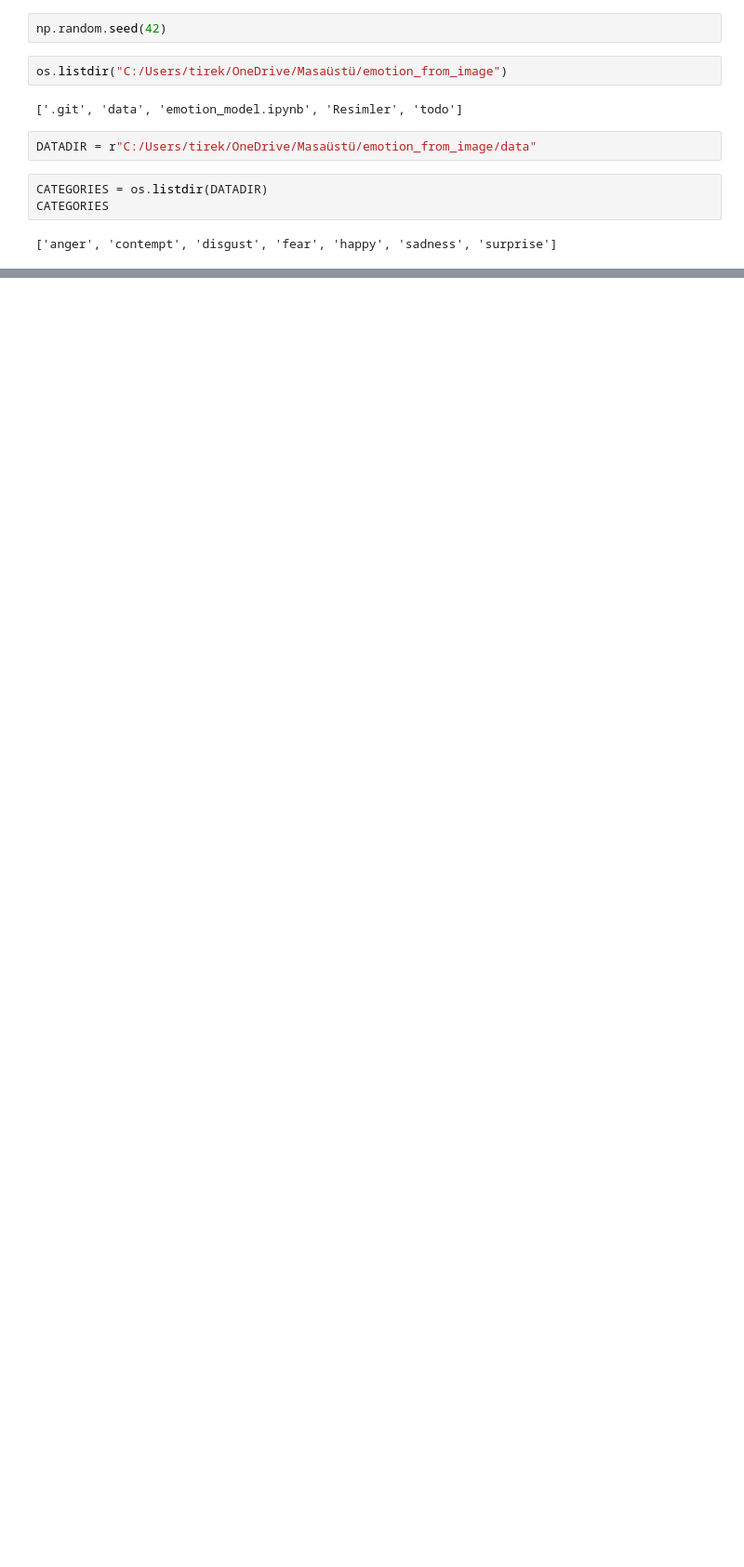
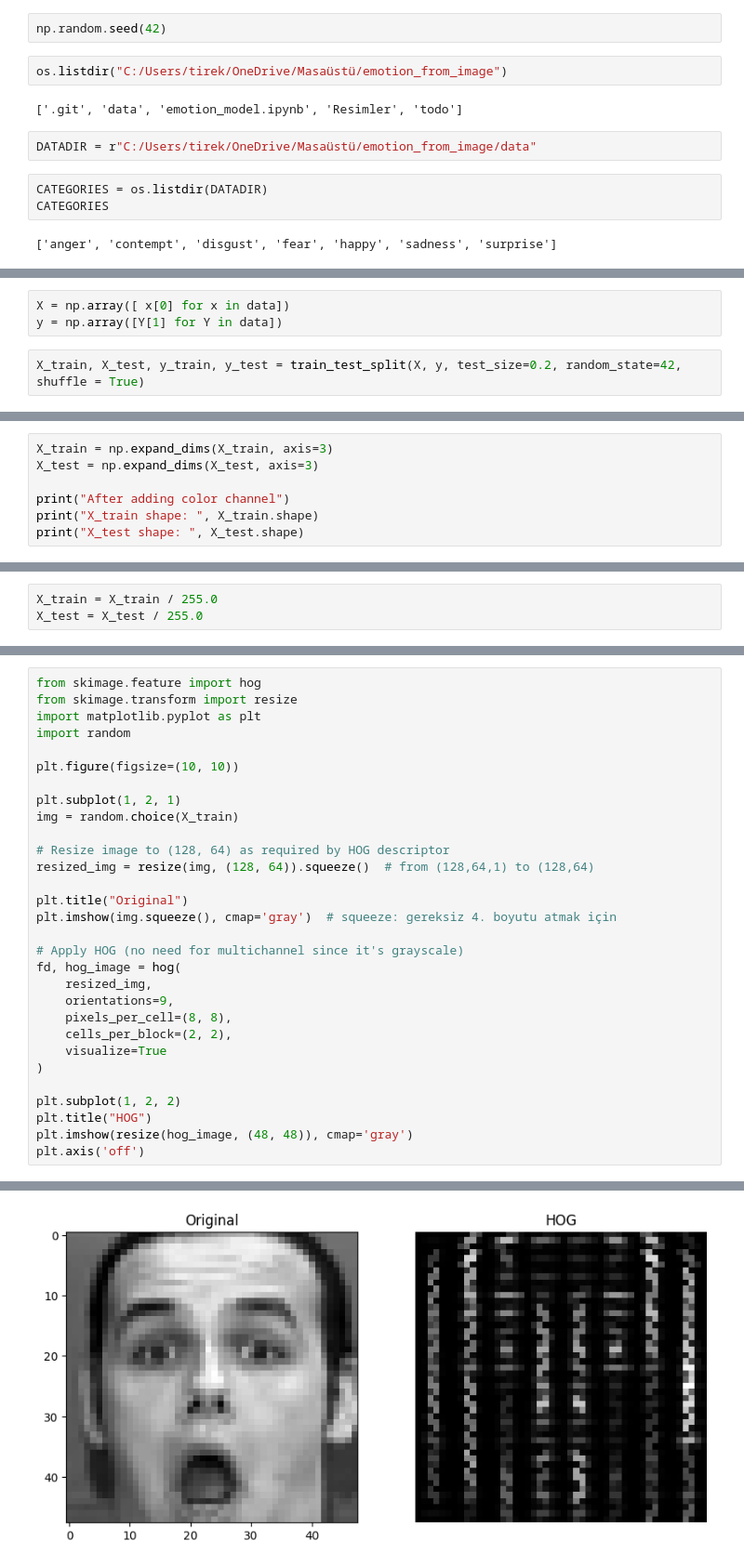
Before and after one commit to nazlitirek/emotion-analysis-from-image-data, a Jupyter notebook: emotion_model.ipynb, the cells around one changed output, grey strips where cells are left out. Shown at 93% size. Drawn from its saved outputs; the diff is of its cells as text; blank space fills up the shorter version.

```diff
--- a/emotion_model.ipynb
+++ b/emotion_model.ipynb
@@ -217,0 +104,5 @@ AttributeError: 'NoneType' object has no attribute 'dtype'
+# %%
+X = np.array([ x[0] for x in data])
+y = np.array([Y[1] for Y in data])
+# %%
+X_train, X_test, y_train, y_test = train_test_split(X, y, test_size=0.2, random_state=42, shuffle = True)
@@ -217,0 +136,7 @@ AttributeError: 'NoneType' object has no attribute 'dtype'
+# %%
+X_train = np.expand_dims(X_train, axis=3)
+X_test = np.expand_dims(X_test, axis=3)
+
+print("After adding color channel")
+print("X_train shape: ", X_train.shape)
+print("X_test shape: ", X_test.shape)
@@ -217,0 +147,3 @@ AttributeError: 'NoneType' object has no attribute 'dtype'
+# %%
+X_train = X_train / 255.0
+X_test = X_test / 255.0
@@ -217,0 +173,31 @@ AttributeError: 'NoneType' object has no attribute 'dtype'
+# %%
+from skimage.feature import hog
+from skimage.transform import resize
+import matplotlib.pyplot as plt
+import random
+
+plt.figure(figsize=(10, 10))
+
+plt.subplot(1, 2, 1)
+img = random.choice(X_train)
+
+# Resize image to (128, 64) as required by HOG descriptor
+resized_img = resize(img, (128, 64)).squeeze()  # from (128,64,1) to (128,64)
+
+plt.title("Original")
+plt.imshow(img.squeeze(), cmap='gray')  # squeeze: gereksiz 4. boyutu atmak için
+
+# Apply HOG (no need for multichannel since it's grayscale)
+fd, hog_image = hog(
+    resized_img,
+    orientations=9,
+    pixels_per_cell=(8, 8),
+    cells_per_block=(2, 2),
+    visualize=True
+)
+
+plt.subplot(1, 2, 2)
+plt.title("HOG")
+plt.imshow(resize(hog_image, (48, 48)), cmap='gray')
+plt.axis('off')
+# %% [output]
@@ -217,0 +205 @@ AttributeError: 'NoneType' object has no attribute 'dtype'
+[figure, added]
```
Also changed, not shown: parts of 49 cells of this notebook, 3 other files.
